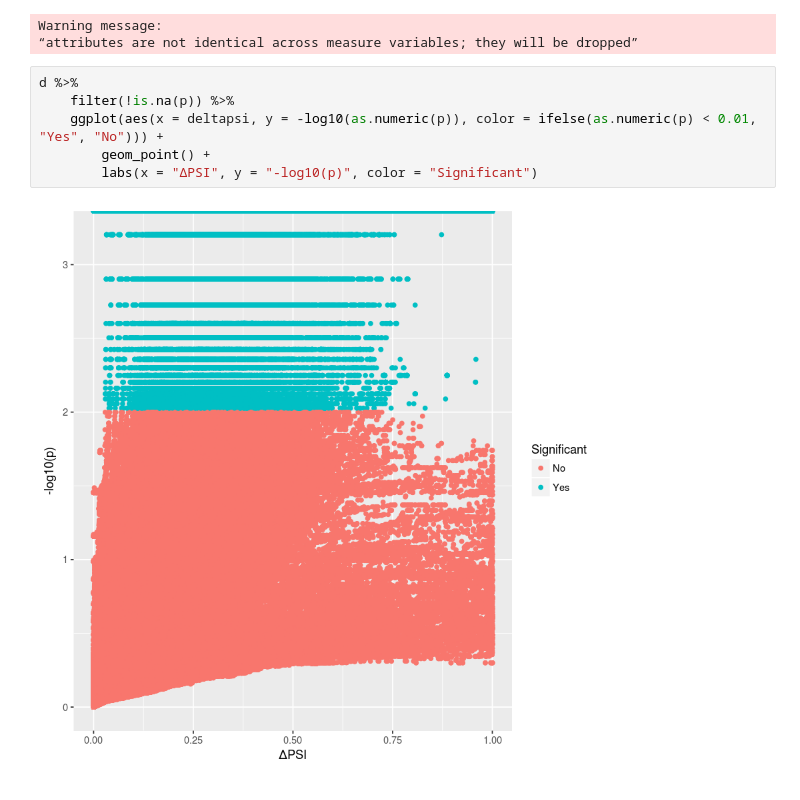
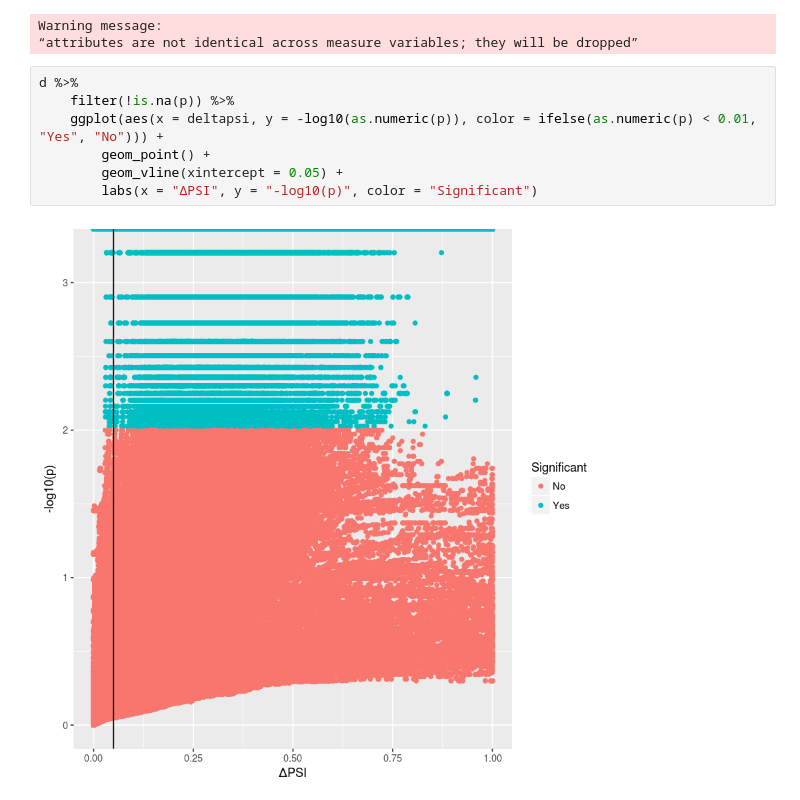
Before and after one commit to hclimente/smartas, a Jupyter notebook: switches/psi_study.ipynb, the cells around one changed output. Saved outputs shown, nothing was run; the diff lists cells and outputs as text.

```diff
--- a/switches/psi_study.ipynb
+++ b/switches/psi_study.ipynb
@@ -49,8 +49,9 @@ Warning message:
 # %%
 d %>%
     filter(!is.na(p)) %>%
     ggplot(aes(x = deltapsi, y = -log10(as.numeric(p)), color = ifelse(as.numeric(p) < 0.01, "Yes", "No"))) +
         geom_point() +
+        geom_vline(xintercept = 0.05) +
         labs(x = "ΔPSI", y = "-log10(p)", color = "Significant")
 # %% [output]
-[figure, old version]
+[figure, new version]
```
